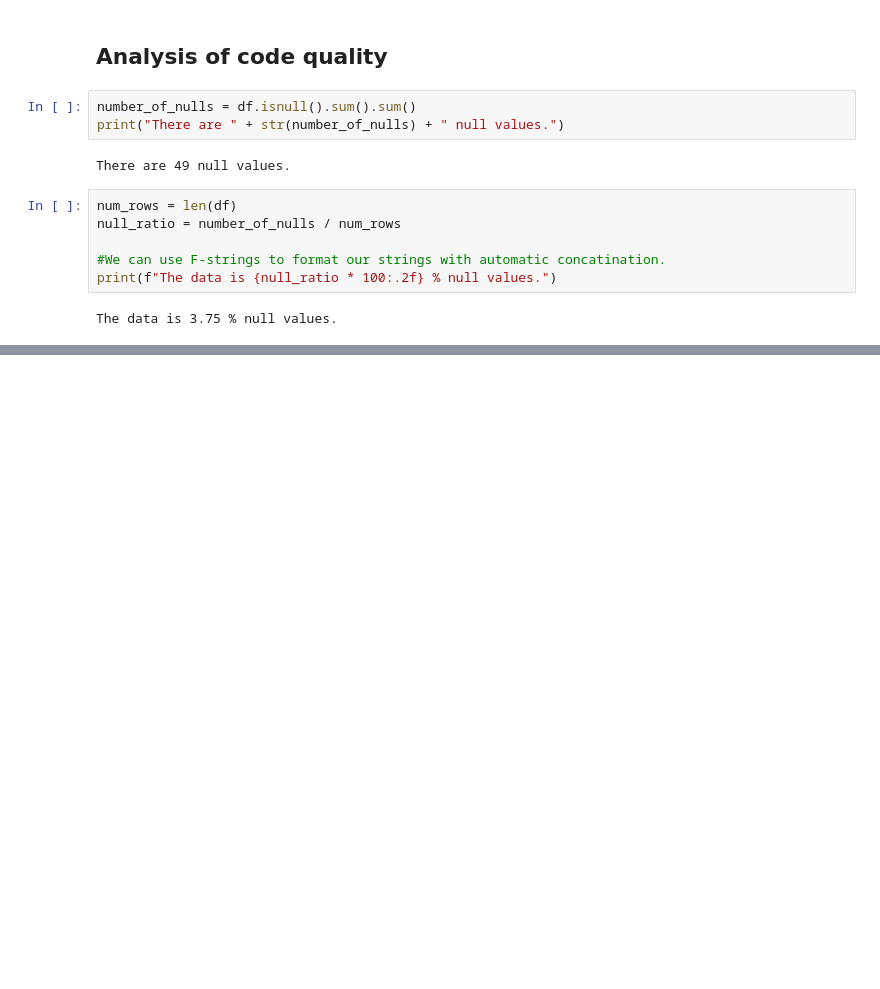
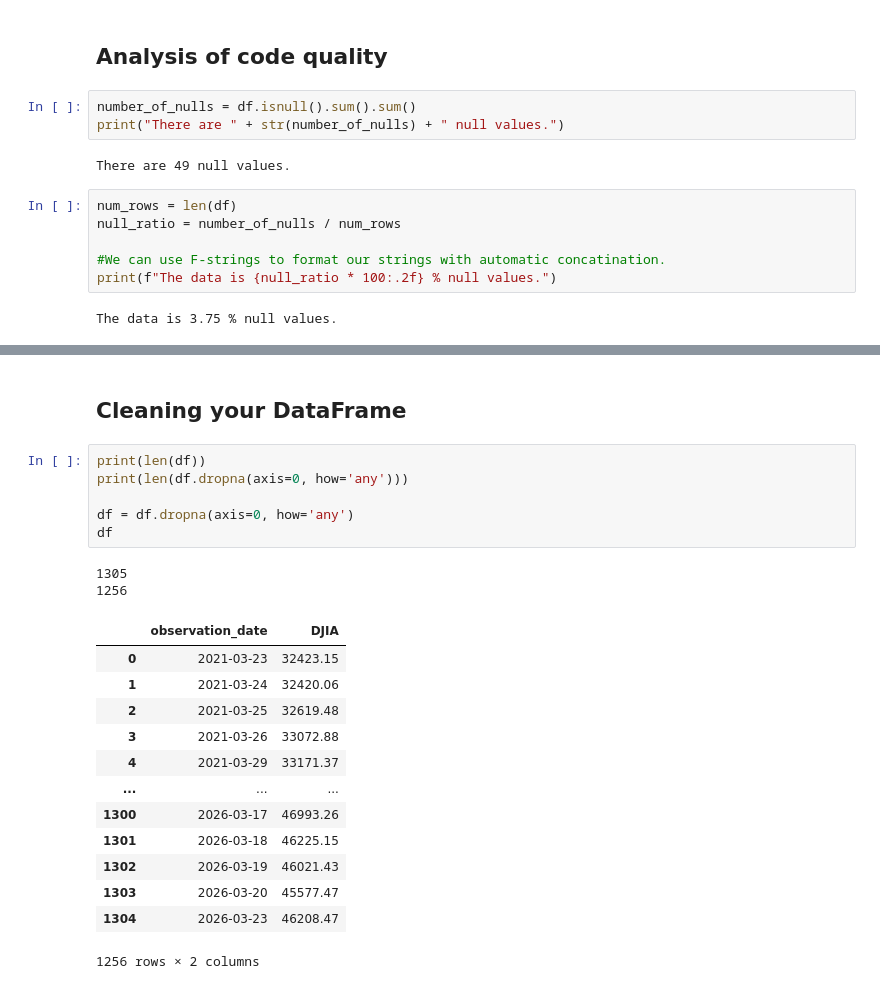
Before and after one commit to bigbirdjones/laguardia_data_analytics, a Jupyter notebook: DowJonesAnalysis.ipynb, the cells around one changed output, grey strips where cells are left out. Saved outputs shown, nothing was run; the diff lists cells and outputs as text; blank space fills up the shorter version.

```diff
--- a/DowJonesAnalysis.ipynb
+++ b/DowJonesAnalysis.ipynb
@@ -37,0 +39,24 @@ ax.set(
+# %% [markdown]
+## Cleaning your DataFrame
+# %%
+print(len(df))
+print(len(df.dropna(axis=0, how='any')))
+
+df = df.dropna(axis=0, how='any')
+df
+# %% [output]
+1305
+1256
+|  | observation_date | DJIA |
+| 0 | 2021-03-23 | 32423.15 |
+| 1 | 2021-03-24 | 32420.06 |
+| 2 | 2021-03-25 | 32619.48 |
+| 3 | 2021-03-26 | 33072.88 |
+| 4 | 2021-03-29 | 33171.37 |
+| ... | ... | ... |
+| 1300 | 2026-03-17 | 46993.26 |
+| 1301 | 2026-03-18 | 46225.15 |
+| 1302 | 2026-03-19 | 46021.43 |
+| 1303 | 2026-03-20 | 45577.47 |
+| 1304 | 2026-03-23 | 46208.47 |
+1256 rows × 2 columns
```
Also changed, not shown: parts of 6 cells of this notebook.
